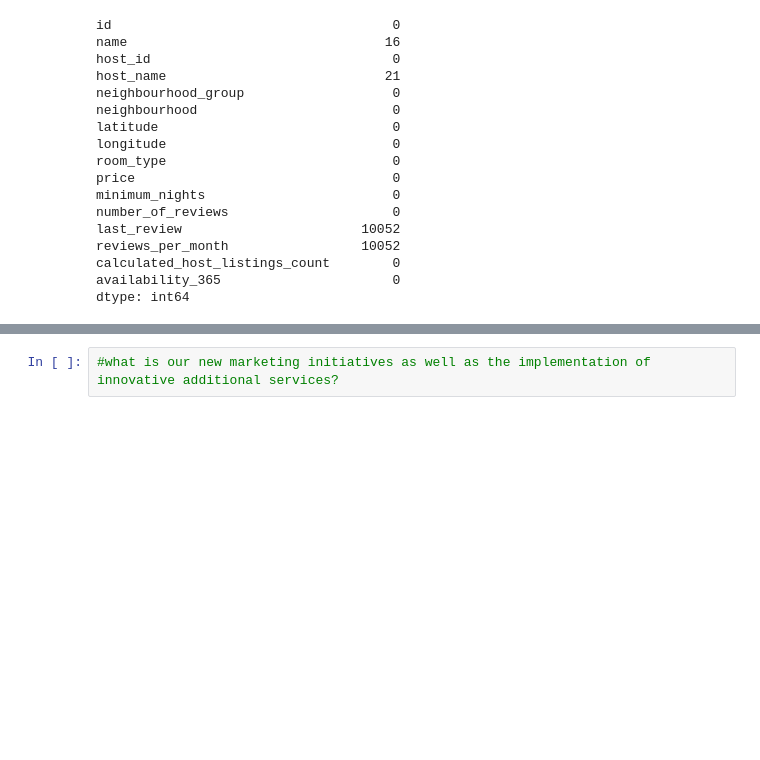
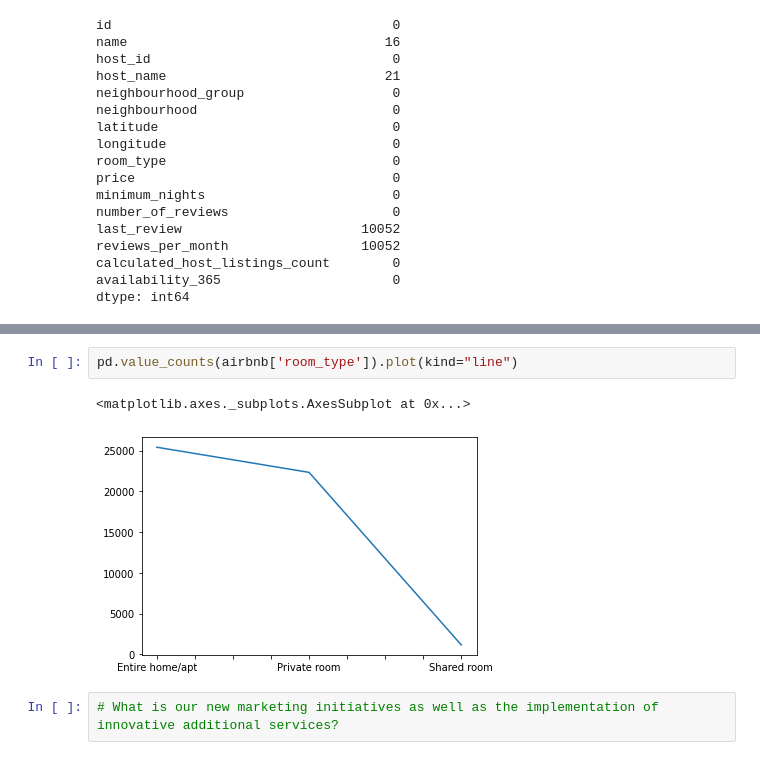
Before and after one commit to SharmaAyush98/EDA_CAPSTONE, a Jupyter notebook: Airbnb_Bookings_Analysis_Capstone_Project.ipynb, the cells around one changed output, grey strips where cells are left out. Cells and saved outputs as stored; diff of their text form; blank space fills up the shorter version.

```diff
--- a/Airbnb_Bookings_Analysis_Capstone_Project.ipynb
+++ b/Airbnb_Bookings_Analysis_Capstone_Project.ipynb
@@ -204,2 +261,7 @@ AttributeError: ignored
+# %%
+pd.value_counts(airbnb['room_type']).plot(kind="line")
+# %% [output]
+<matplotlib.axes._subplots.AxesSubplot at 0x...>
+[figure, added]
 # %%
-#what is our new marketing initiatives as well as the implementation of innovative additional services?
+# What is our new marketing initiatives as well as the implementation of innovative additional services?
```
Also changed, not shown: parts of 15 cells of this notebook.
